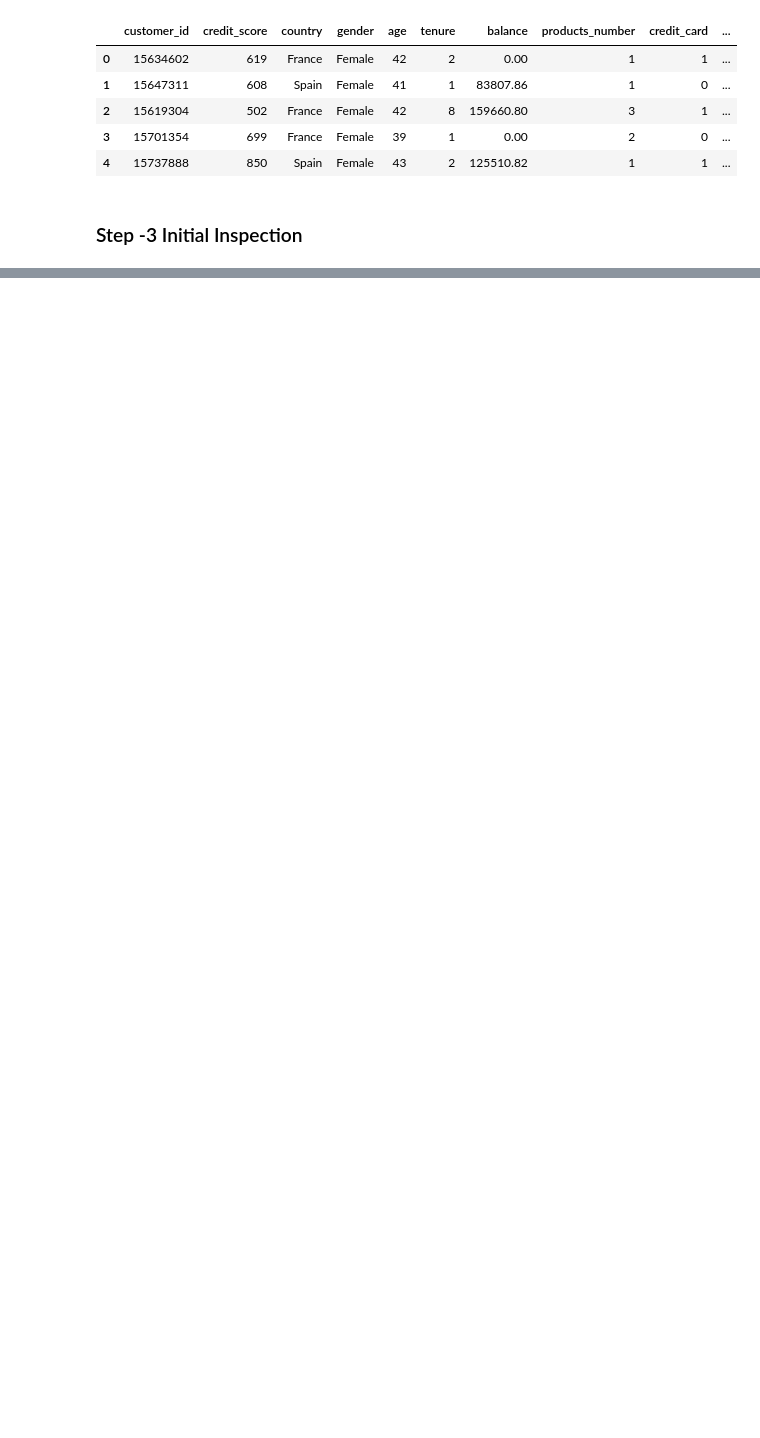
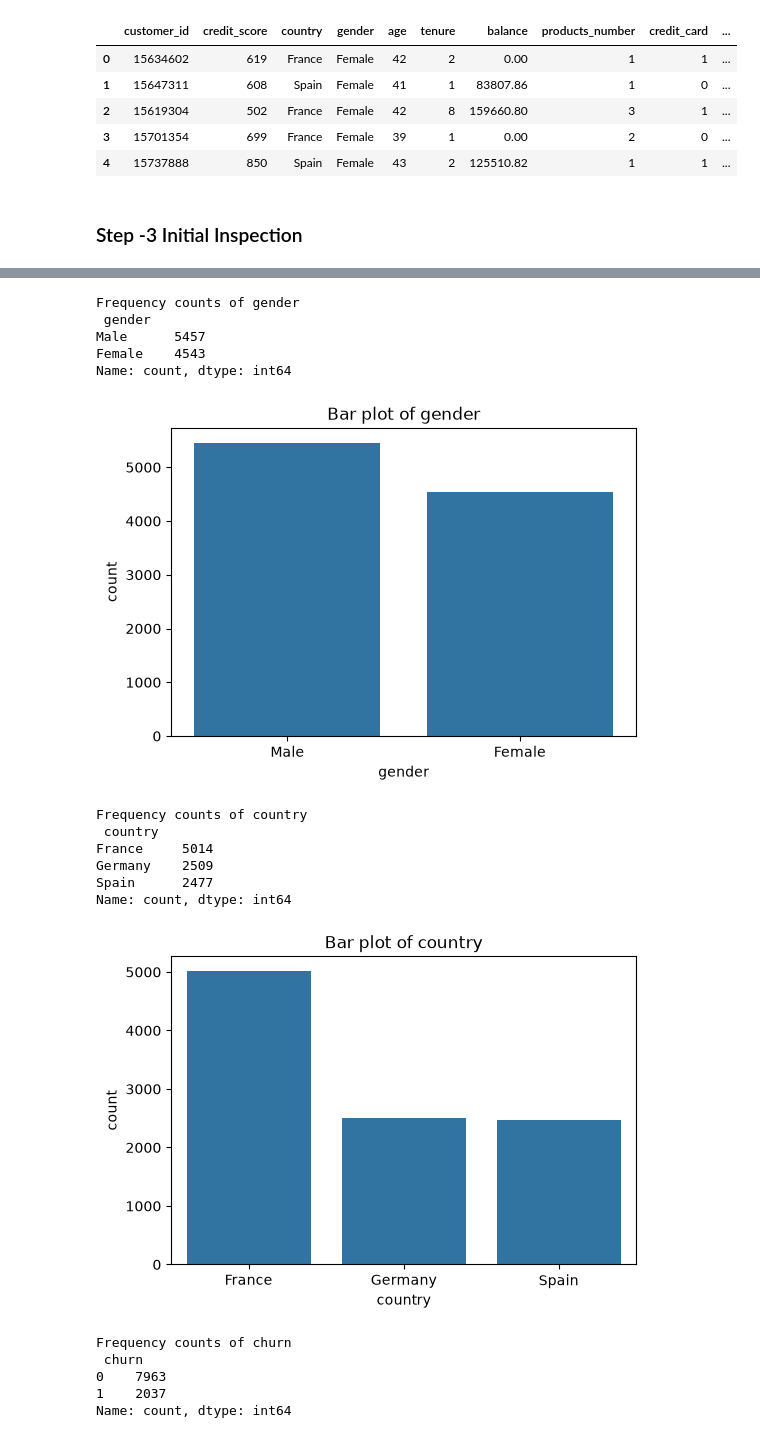
Before and after one commit to virendraksp47/customer-churn-predictor, a Jupyter notebook: notebooks/project.ipynb, the cells around one changed output, grey strips where cells are left out. Drawn from its saved outputs; the diff is of its cells as text; code cells hidden in the pictures; blank space fills up the shorter version.

```diff
--- a/notebooks/project.ipynb
+++ b/notebooks/project.ipynb
@@ -27,0 +104,28 @@ SHape : (10000, 12)
+# %%
+# freaquency count of categorical columns
+cat_cols=df[["gender","country","churn","credit_card","active_member"]]
+for col in cat_cols:
+    print(f"\nFrequency counts of {col}\n",df[col].value_counts())
+    plt.figure(figsize=(6,4))
+    sns.countplot(x=col,data=df,order=df[col].value_counts().index)
+    plt.title(f"Bar plot of {col}")
+    plt.show()
+# %% [output]
+Frequency counts of gender
+ gender
+Male      5457
+Female    4543
+Name: count, dtype: int64
+[figure, added]
+Frequency counts of country
+ country
+France     5014
+Germany    2509
+Spain      2477
+Name: count, dtype: int64
+[figure, added]
+Frequency counts of churn
+ churn
+0    7963
+1    2037
+Name: count, dtype: int64
```
Also changed, not shown: parts of 9 cells of this notebook.
